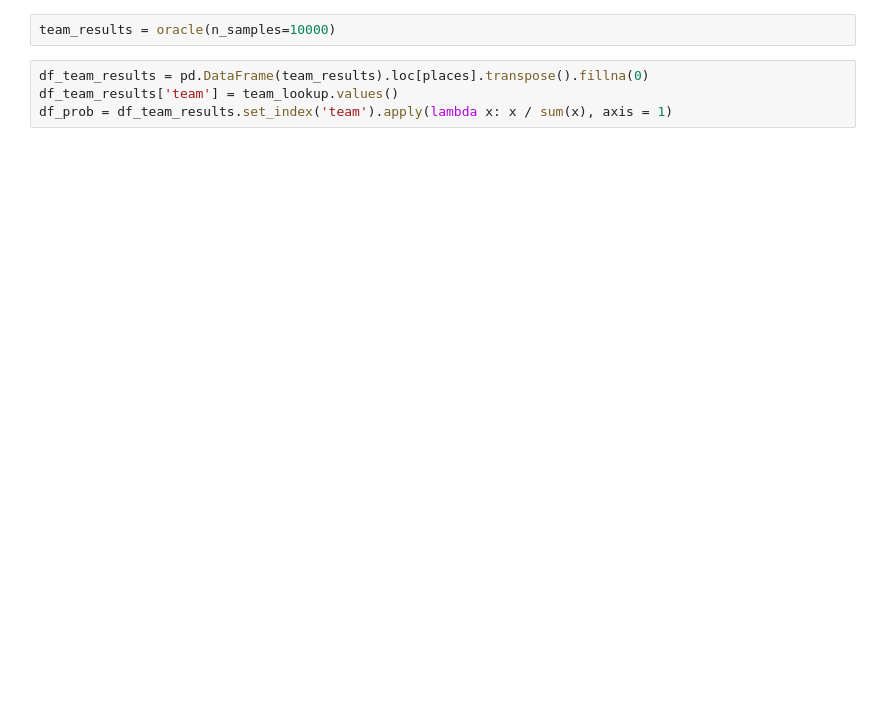
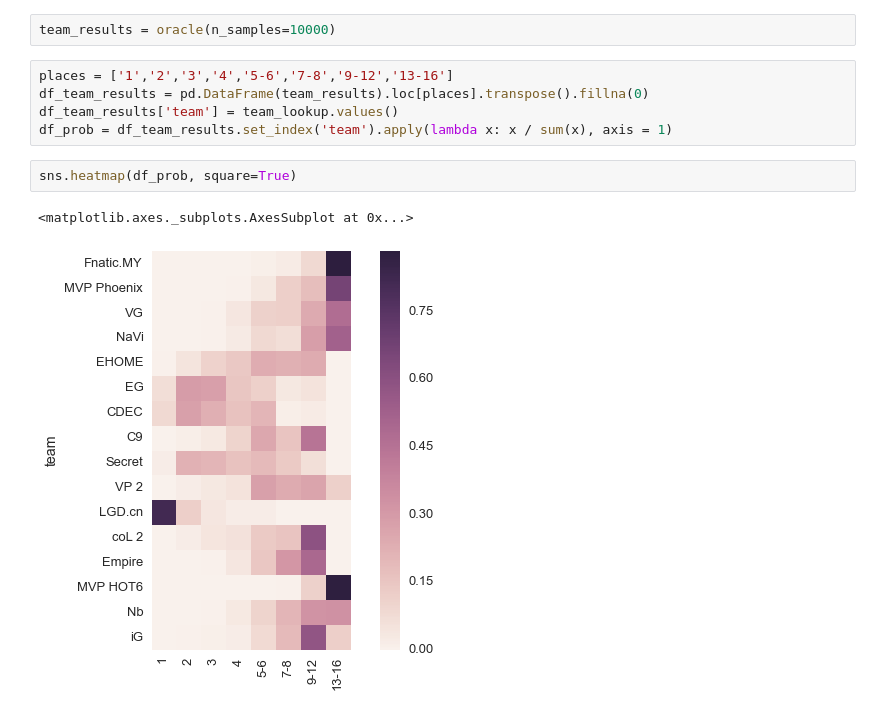
Before and after one commit to cwharland/bayesian-ti5, a Jupyter notebook: bayesian-ti5.ipynb, the cells around one changed output. Drawn from its saved outputs; the diff is of its cells as text; blank space fills up the shorter version.

```diff
--- a/bayesian-ti5.ipynb
+++ b/bayesian-ti5.ipynb
@@ -626,9 +642,15 @@ def oracle(n_samples = 1000):
 # %%
 team_results = oracle(n_samples=10000)
 # %%
+places = ['1','2','3','4','5-6','7-8','9-12','13-16']
 df_team_results = pd.DataFrame(team_results).loc[places].transpose().fillna(0)
 df_team_results['team'] = team_lookup.values()
 df_prob = df_team_results.set_index('team').apply(lambda x: x / sum(x), axis = 1)
+# %%
+sns.heatmap(df_prob, square=True)
+# %% [output]
+<matplotlib.axes._subplots.AxesSubplot at 0x...>
+[figure, added]
 # %%
 df_prob
 # %% [output]
```
Also changed, not shown: parts of 17 cells of this notebook.
